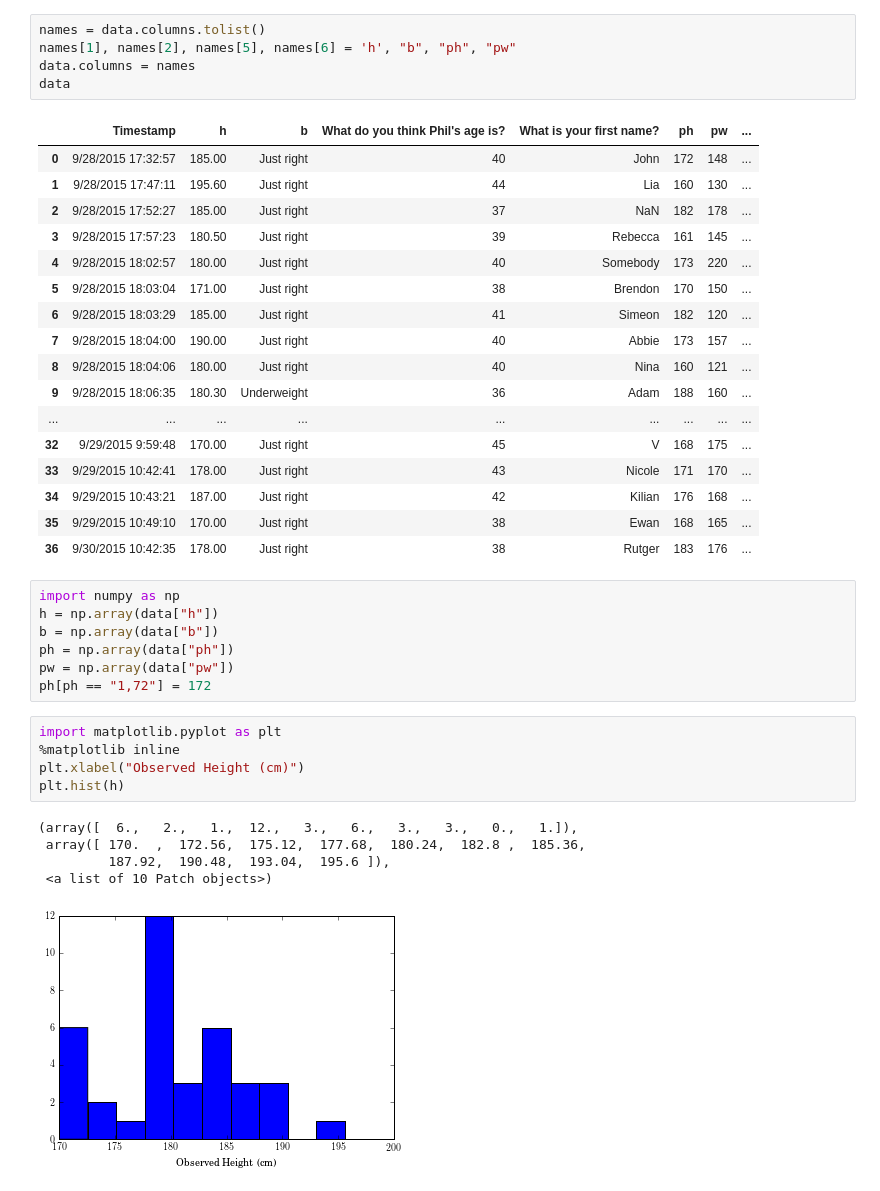
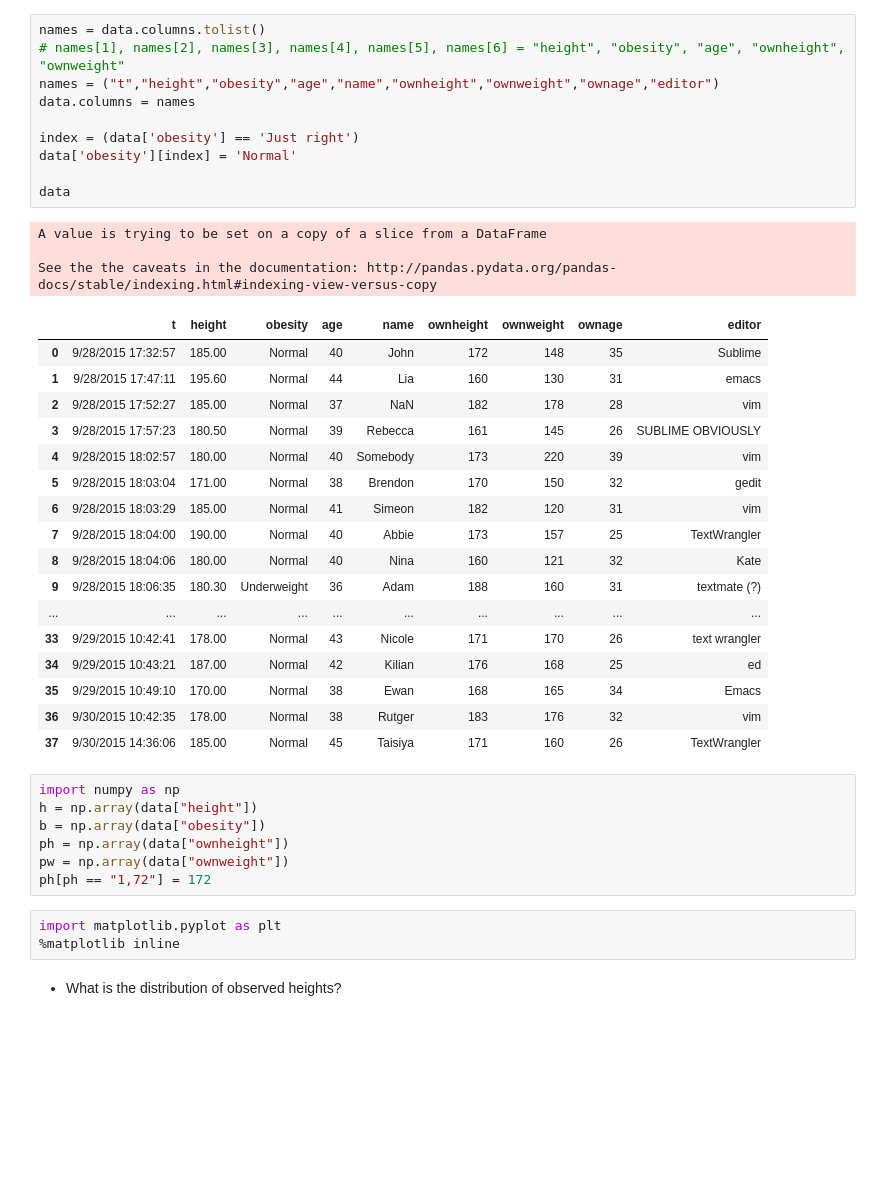
Before and after one commit to hungiyang/Fruitcake, a Jupyter notebook: Fruitcake.ipynb, the cells around one changed output. Saved outputs shown, nothing was run; the diff lists cells and outputs as text; blank space fills up the shorter version.

Commit message:
First model, ready for implementation

```diff
--- a/Fruitcake.ipynb
+++ b/Fruitcake.ipynb
@@ -20,41 +43,43 @@ data = pd.read_csv("data.csv")
 # %%
 names = data.columns.tolist()
-names[1], names[2], names[5], names[6] = 'h', "b", "ph", "pw"
+# names[1], names[2], names[3], names[4], names[5], names[6] = "height", "obesity", "age", "ownheight", "ownweight"
+names = ("t","height","obesity","age","name","ownheight","ownweight","ownage","editor")
 data.columns = names
+
+index = (data['obesity'] == 'Just right')
+data['obesity'][index] = 'Normal'
+
 data
 # %% [output]
+A value is trying to be set on a copy of a slice from a DataFrame
+
+See the the caveats in the documentation: http://pandas.pydata.org/pandas-docs/stable/indexing.html#indexing-view-versus-copy
-|  | Timestamp | h | b | What do you think Phil's age is? | What is your first name? | ph | pw | ... |
-| 0 | 9/28/2015 17:32:57 | 185.00 | Just right | 40 | John | 172 | 148 | ... |
-| 1 | 9/28/2015 17:47:11 | 195.60 | Just right | 44 | Lia | 160 | 130 | ... |
-| 2 | 9/28/2015 17:52:27 | 185.00 | Just right | 37 | NaN | 182 | 178 | ... |
-| 3 | 9/28/2015 17:57:23 | 180.50 | Just right | 39 | Rebecca | 161 | 145 | ... |
-| 4 | 9/28/2015 18:02:57 | 180.00 | Just right | 40 | Somebody | 173 | 220 | ... |
-| 5 | 9/28/2015 18:03:04 | 171.00 | Just right | 38 | Brendon | 170 | 150 | ... |
-| 6 | 9/28/2015 18:03:29 | 185.00 | Just right | 41 | Simeon | 182 | 120 | ... |
-| 7 | 9/28/2015 18:04:00 | 190.00 | Just right | 40 | Abbie | 173 | 157 | ... |
-| 8 | 9/28/2015 18:04:06 | 180.00 | Just right | 40 | Nina | 160 | 121 | ... |
-| 9 | 9/28/2015 18:06:35 | 180.30 | Underweight | 36 | Adam | 188 | 160 | ... |
-| ... | ... | ... | ... | ... | ... | ... | ... | ... |
-| 32 | 9/29/2015 9:59:48 | 170.00 | Just right | 45 | V | 168 | 175 | ... |
-| 33 | 9/29/2015 10:42:41 | 178.00 | Just right | 43 | Nicole | 171 | 170 | ... |
-| 34 | 9/29/2015 10:43:21 | 187.00 | Just right | 42 | Kilian | 176 | 168 | ... |
-| 35 | 9/29/2015 10:49:10 | 170.00 | Just right | 38 | Ewan | 168 | 165 | ... |
-| 36 | 9/30/2015 10:42:35 | 178.00 | Just right | 38 | Rutger | 183 | 176 | ... |
+|  | t | height | obesity | age | name | ownheight | ownweight | ownage | editor |
+| 0 | 9/28/2015 17:32:57 | 185.00 | Normal | 40 | John | 172 | 148 | 35 | Sublime |
+| 1 | 9/28/2015 17:47:11 | 195.60 | Normal | 44 | Lia | 160 | 130 | 31 | emacs |
+| 2 | 9/28/2015 17:52:27 | 185.00 | Normal | 37 | NaN | 182 | 178 | 28 | vim |
+| 3 | 9/28/2015 17:57:23 | 180.50 | Normal | 39 | Rebecca | 161 | 145 | 26 | SUBLIME OBVIOUSLY |
+| 4 | 9/28/2015 18:02:57 | 180.00 | Normal | 40 | Somebody | 173 | 220 | 39 | vim |
+| 5 | 9/28/2015 18:03:04 | 171.00 | Normal | 38 | Brendon | 170 | 150 | 32 | gedit |
+| 6 | 9/28/2015 18:03:29 | 185.00 | Normal | 41 | Simeon | 182 | 120 | 31 | vim |
+| 7 | 9/28/2015 18:04:00 | 190.00 | Normal | 40 | Abbie | 173 | 157 | 25 | TextWrangler |
+| 8 | 9/28/2015 18:04:06 | 180.00 | Normal | 40 | Nina | 160 | 121 | 32 | Kate |
+| 9 | 9/28/2015 18:06:35 | 180.30 | Underweight | 36 | Adam | 188 | 160 | 31 | textmate (?) |
+| ... | ... | ... | ... | ... | ... | ... | ... | ... | ... |
+| 33 | 9/29/2015 10:42:41 | 178.00 | Normal | 43 | Nicole | 171 | 170 | 26 | text wrangler |
+| 34 | 9/29/2015 10:43:21 | 187.00 | Normal | 42 | Kilian | 176 | 168 | 25 | ed |
+| 35 | 9/29/2015 10:49:10 | 170.00 | Normal | 38 | Ewan | 168 | 165 | 34 | Emacs |
+| 36 | 9/30/2015 10:42:35 | 178.00 | Normal | 38 | Rutger | 183 | 176 | 32 | vim |
+| 37 | 9/30/2015 14:36:06 | 185.00 | Normal | 45 | Taisiya | 171 | 160 | 26 | TextWrangler |
 # %%
 import numpy as np
-h = np.array(data["h"])
-b = np.array(data["b"])
-ph = np.array(data["ph"])
-pw = np.array(data["pw"])
+h = np.array(data["height"])
+b = np.array(data["obesity"])
+ph = np.array(data["ownheight"])
+pw = np.array(data["ownweight"])
 ph[ph == "1,72"] = 172
 # %%
 import matplotlib.pyplot as plt
 %matplotlib inline
-plt.xlabel("Observed Height (cm)")
-plt.hist(h)
-# %% [output]
-(array([  6.,   2.,   1.,  12.,   3.,   6.,   3.,   3.,   0.,   1.]),
- array([ 170.  ,  172.56,  175.12,  177.68,  180.24,  182.8 ,  185.36,
-         187.92,  190.48,  193.04,  195.6 ]),
- <a list of 10 Patch objects>)
-[figure, removed]
+# %% [markdown]
+* What is the distribution of observed heights?
```
Also changed, not shown: parts of 14 cells of this notebook, 5 other files.
